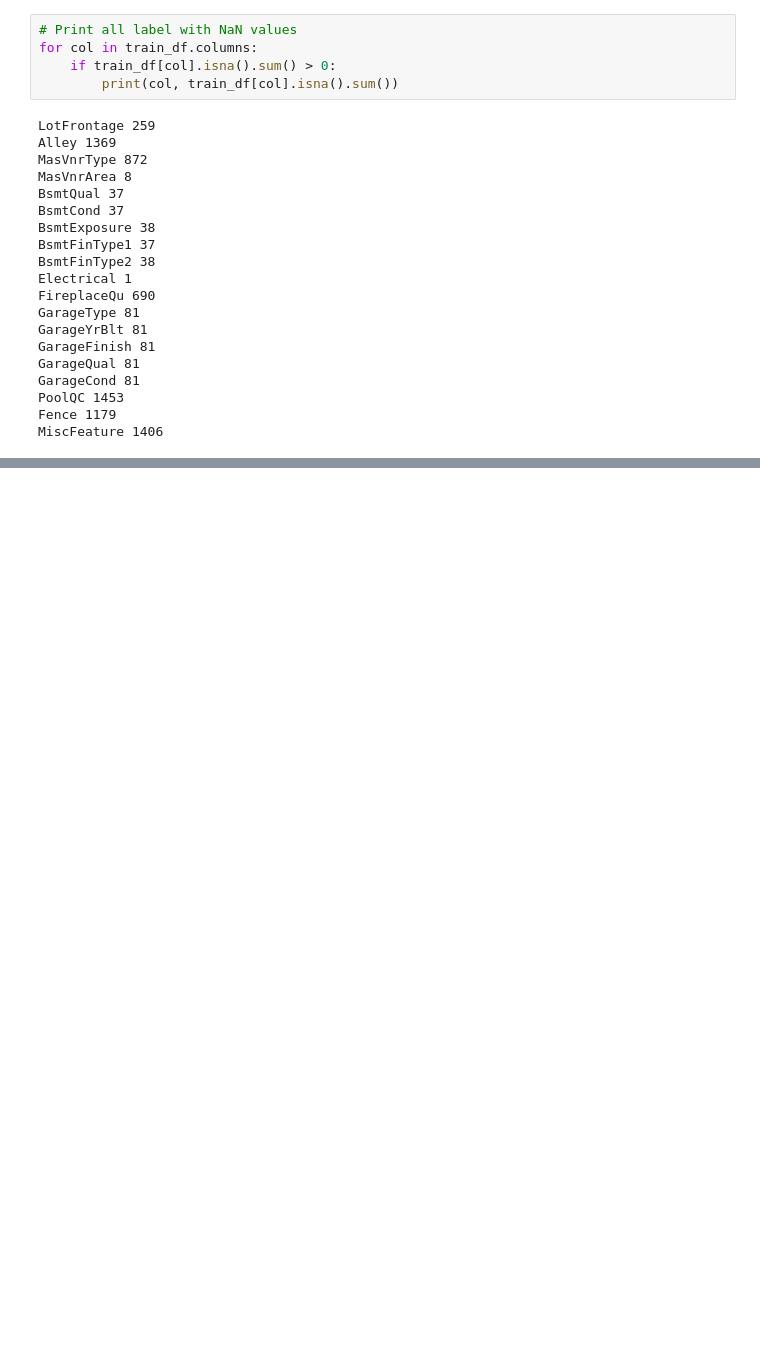
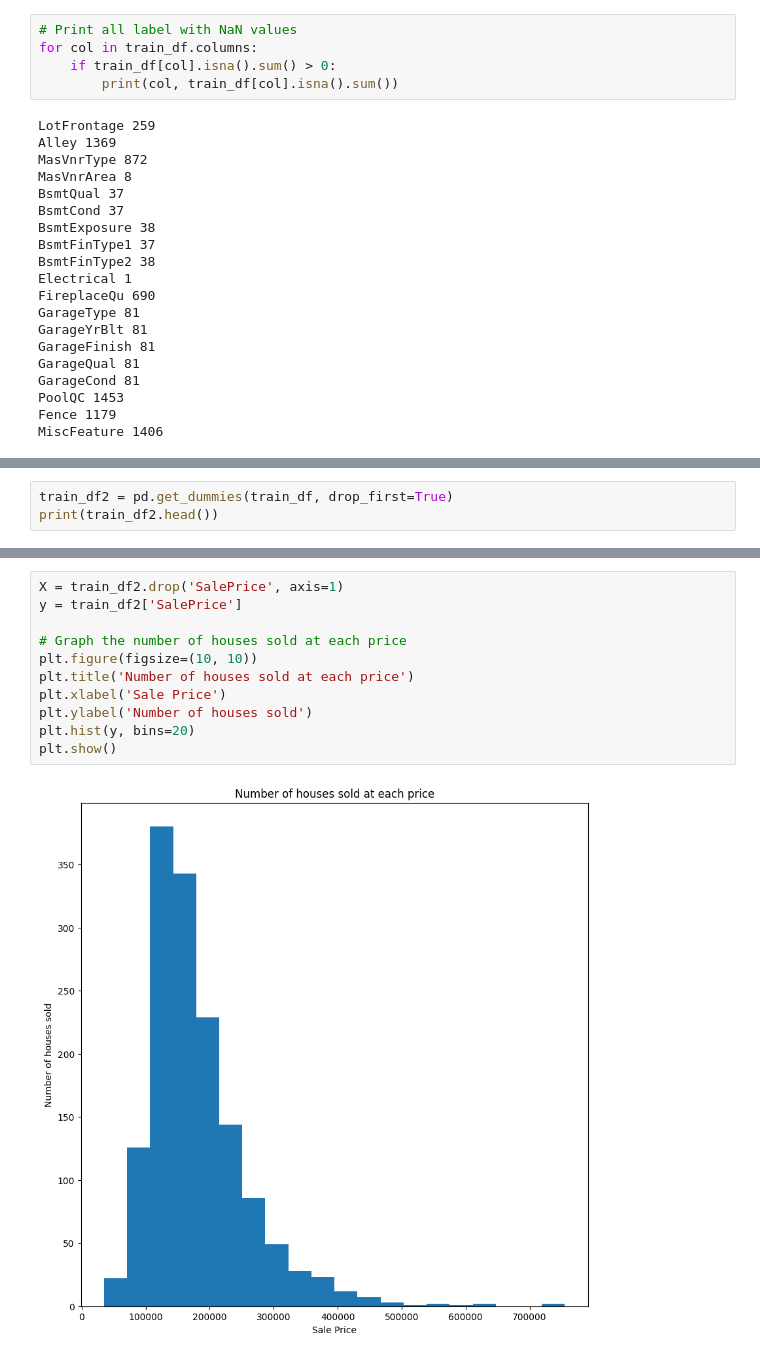
Before and after one commit to isaacj96/HousingMarket, a Jupyter notebook: house-prices-advanced-regression-techniques/main.ipynb, the cells around one changed output, grey strips where cells are left out. Drawn from its saved outputs; the diff is of its cells as text; blank space fills up the shorter version.

```diff
--- a/house-prices-advanced-regression-techniques/main.ipynb
+++ b/house-prices-advanced-regression-techniques/main.ipynb
@@ -208,0 +196,3 @@ y = train_df['SalePrice']
+# %%
+train_df2 = pd.get_dummies(train_df, drop_first=True)
+print(train_df2.head())
@@ -208,0 +217,13 @@ y = train_df['SalePrice']
+# %%
+X = train_df2.drop('SalePrice', axis=1)
+y = train_df2['SalePrice']
+
+# Graph the number of houses sold at each price
+plt.figure(figsize=(10, 10))
+plt.title('Number of houses sold at each price')
+plt.xlabel('Sale Price')
+plt.ylabel('Number of houses sold')
+plt.hist(y, bins=20)
+plt.show()
+# %% [output]
+[figure, added]
```
Also changed, not shown: parts of 27 cells of this notebook.
